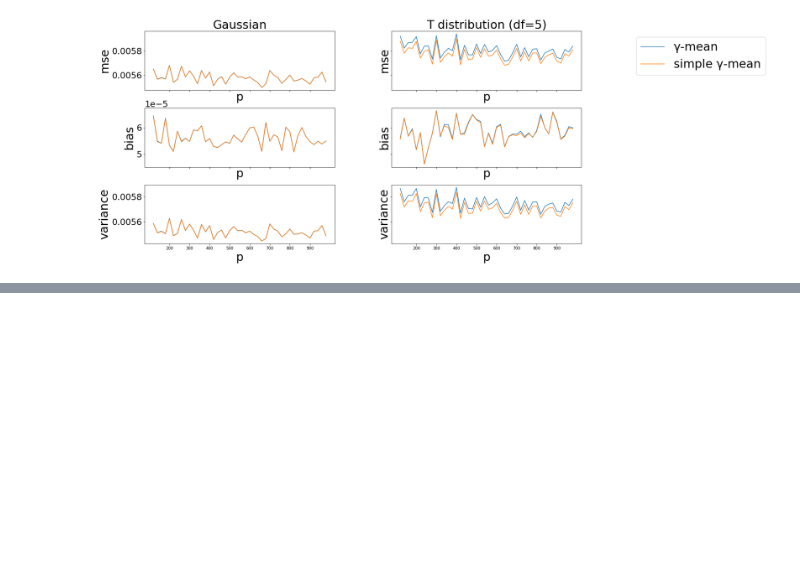
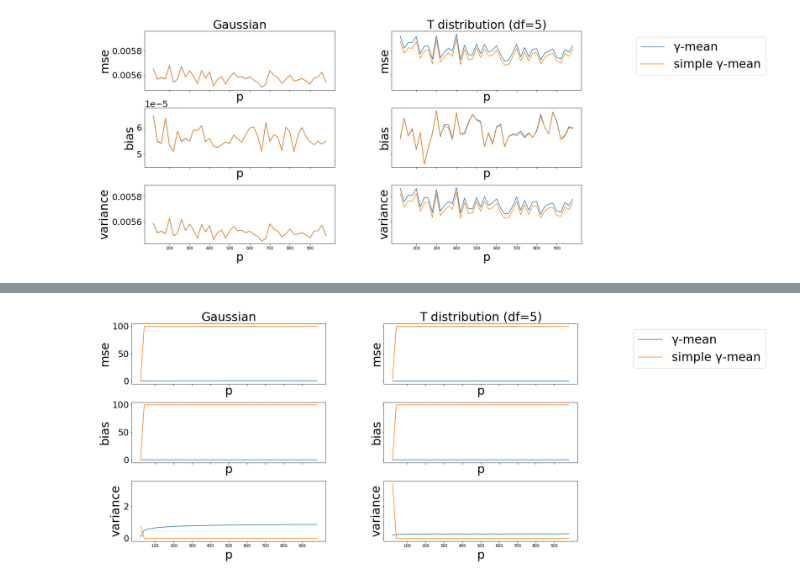
Before and after one commit to CenjhihLi/robust_federated_learning, a Jupyter notebook: aggreagtors_simulation.ipynb, the cells around one changed output, grey strips where cells are left out. Cells and saved outputs as stored; diff of their text form; code cells hidden in the pictures; blank space fills up the shorter version.

```diff
--- a/aggreagtors_simulation.ipynb
+++ b/aggreagtors_simulation.ipynb
@@ -854,0 +937,27 @@ fig.savefig('plot/scenario4_p_above_100.png', format='png', bbox_inches='tight')
+# %%
+#plot the comparison of aggregators
+fig, axs = plt.subplots(3, 2, figsize=(20, 10), sharex=True, sharey='row',  gridspec_kw={'hspace': 0.3, 'wspace': 0.3})
+(ax1, ax2),  (ax3, ax4), (ax5, ax6)= axs
+
+ax1.set_title("Gaussian")
+ax2.set_title('T distribution (df=5)')
+right = [ax2, ax4, ax6]
+
+for i, metric in enumerate(metrics):
+  for j, dist in enumerate(dist_list):
+    ax = axs[i][j]
+    for method in method_list:
+      r = results[dist][method][i,:]
+      ax.plot(p_range, r, label = method)
+      ax.set_xlabel('p')
+      ax.set_xticks(p_range[np.arange(4,len(p_range),5)])
+    ax.set_ylabel(metric.__name__)
+ax = right[0]
+  #method_list is ["mean","median","gamma","geo","trim"] need to use the same order
+ax.legend(labels=['\u03B3-mean', 'simple \u03B3-mean'],
+          loc='upper right',bbox_to_anchor=(2.0,1.0))
+plt.show()
+
+fig.savefig('plot/scenario4_gamma_{}.png'.format(str(gamma).replace(".","_")), format='png', bbox_inches='tight')
+# %% [output]
+[figure, added]
```
Also changed, not shown: parts of 3 cells of this notebook, 15 other files.
